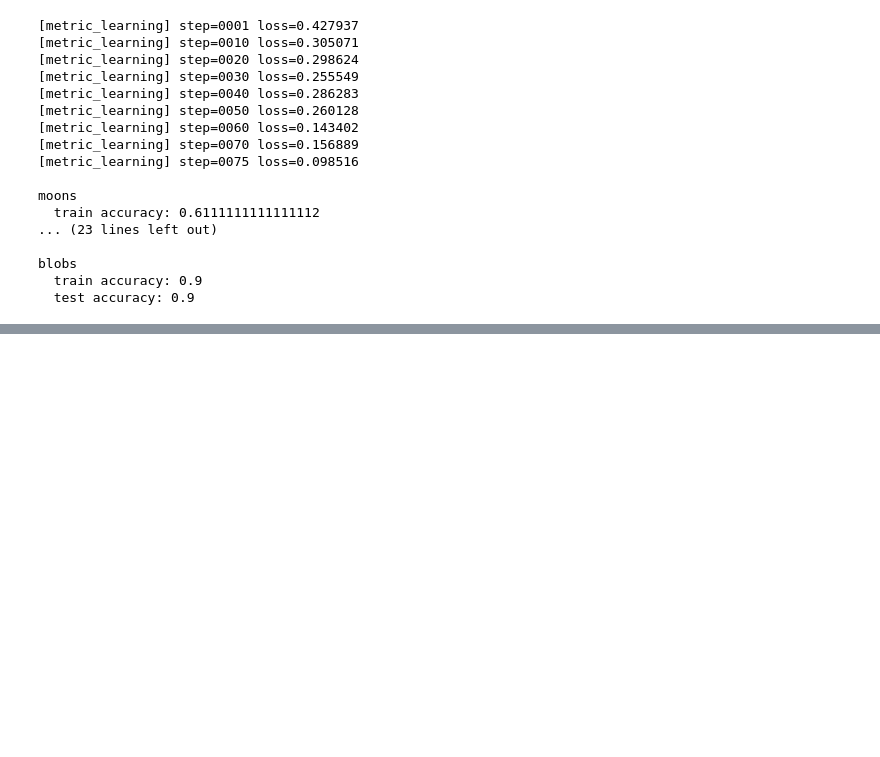
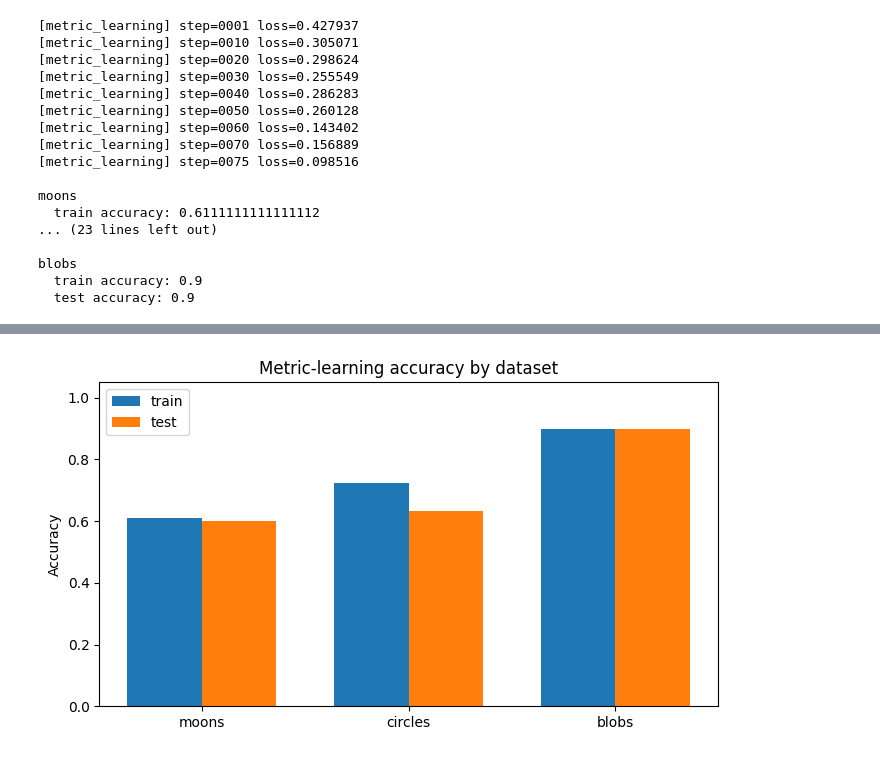
Before and after one commit to SidRichardsQuantum/Quantum_Machine_Learning, a Jupyter notebook: notebooks/tutorials/09-quantum-metric-learning.ipynb, the cells around one changed output, grey strips where cells are left out. Cells and saved outputs as stored; diff of their text form; code cells hidden in the pictures; blank space fills up the shorter version.

```diff
--- a/notebooks/tutorials/09-quantum-metric-learning.ipynb
+++ b/notebooks/tutorials/09-quantum-metric-learning.ipynb
@@ -113,8 +139,8 @@ layers=1 test accuracy: 0.7
 # %%
 # Compare dataset choices
 
+dataset_results = []
 for dataset in ["moons", "circles", "blobs"]:
-
     res = run_quantum_metric_learner(
         dataset=dataset,
         samples=120,
@@ -122,6 +148,13 @@ for dataset in ["moons", "circles", "blobs"]:
         steps=75,
         seed=123,
     )
+    dataset_results.append(
+        {
+            "dataset": dataset,
+            "train_accuracy": res.train_accuracy,
+            "test_accuracy": res.test_accuracy,
+        }
+    )
 
     print()
     print(dataset)
@@ -147,0 +185,20 @@ blobs
+# %%
+labels = [row["dataset"] for row in dataset_results]
+train_scores = [row["train_accuracy"] for row in dataset_results]
+test_scores = [row["test_accuracy"] for row in dataset_results]
+x = np.arange(len(labels))
+width = 0.36
+
+fig, ax = plt.subplots(figsize=(7, 4))
+ax.bar(x - width / 2, train_scores, width, label="train")
+ax.bar(x + width / 2, test_scores, width, label="test")
+ax.set_xticks(x)
+ax.set_xticklabels(labels)
+ax.set_ylim(0.0, 1.05)
+ax.set_ylabel("Accuracy")
+ax.set_title("Metric-learning accuracy by dataset")
+ax.legend()
+fig.tight_layout()
+plt.show()
+# %% [output]
+[figure, added]
```
Also changed, not shown: parts of 6 cells of this notebook, 54 other files.
